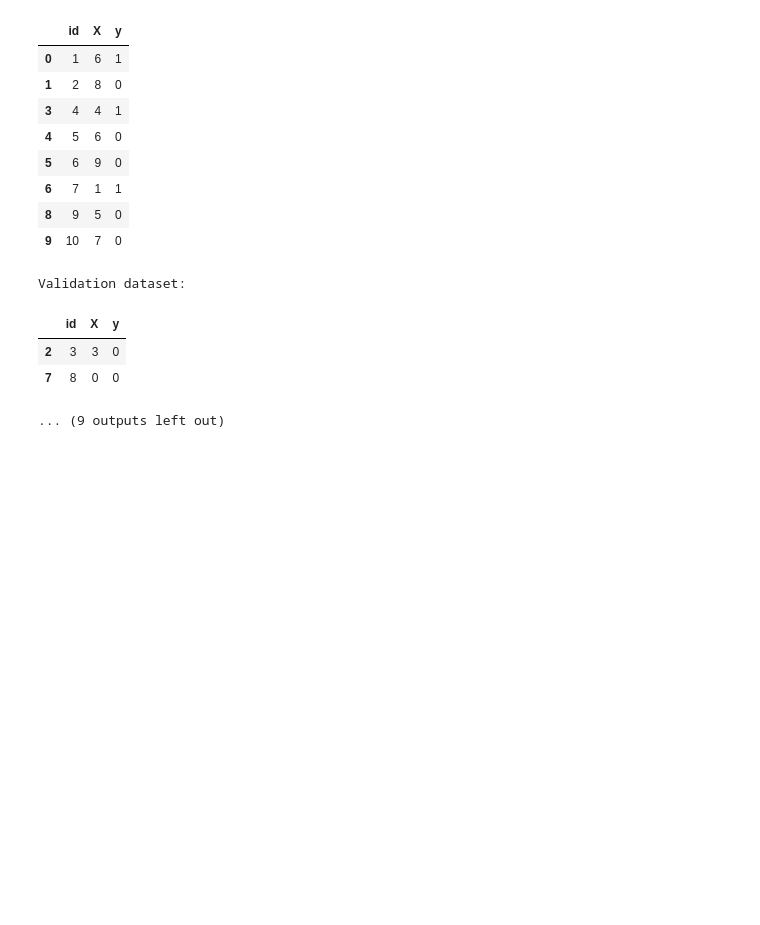
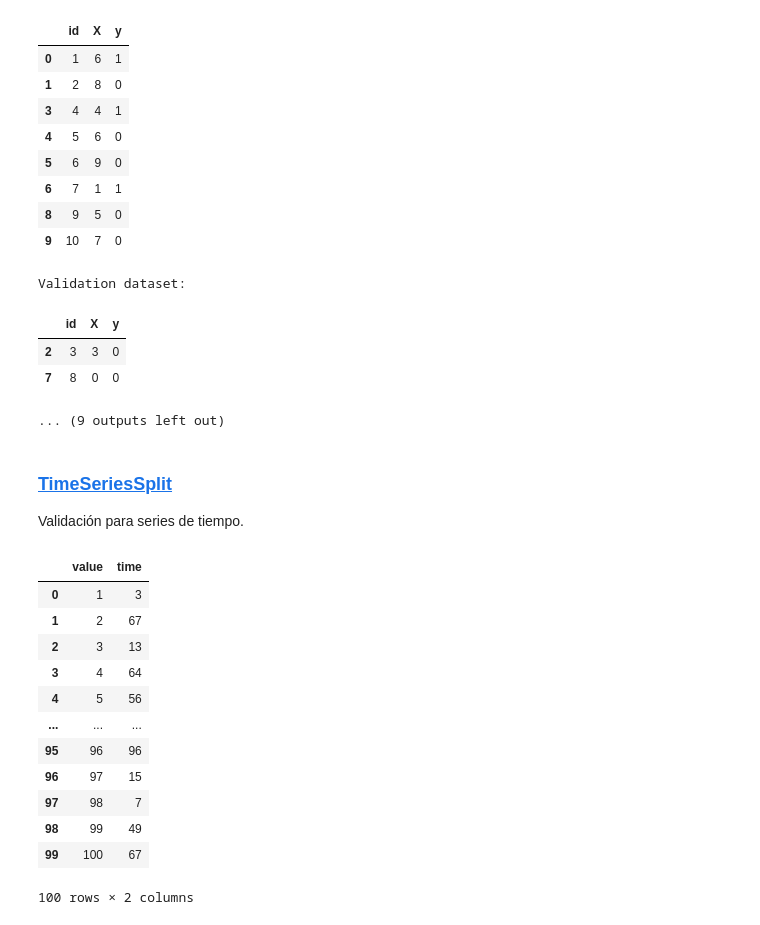
Before and after one commit to alejopaullier96/um-data-science, a Jupyter notebook: ejemplos_de_clase/18-cross-validation.ipynb, the cells around one changed output. Cells and saved outputs as stored; diff of their text form; code cells hidden in the pictures; blank space fills up the shorter version.

```diff
--- a/ejemplos_de_clase/18-cross-validation.ipynb
+++ b/ejemplos_de_clase/18-cross-validation.ipynb
@@ -195,3 +195,27 @@ Validation dataset:
 | 2 | 3 | 3 | 0 |
 | 7 | 8 | 0 | 0 |
 ... (9 outputs left out)
+# %% [markdown]
+### [TimeSeriesSplit](https://scikit-learn.org/stable/modules/generated/sklearn.model_selection.TimeSeriesSplit.html)
+
+Validación para series de tiempo.
+# %%
+X = np.arange(1,101,1)
+y = np.random.randint(0,100,100)
+df = pd.DataFrame([X,y]).T
+df.columns = ["value", "time"]
+df
+# %% [output]
+|  | value | time |
+| 0 | 1 | 3 |
+| 1 | 2 | 67 |
+| 2 | 3 | 13 |
+| 3 | 4 | 64 |
+| 4 | 5 | 56 |
+| ... | ... | ... |
+| 95 | 96 | 96 |
+| 96 | 97 | 15 |
+| 97 | 98 | 7 |
+| 98 | 99 | 49 |
+| 99 | 100 | 67 |
+100 rows × 2 columns
```
Also changed, not shown: parts of 3 cells of this notebook, 4 other files.
